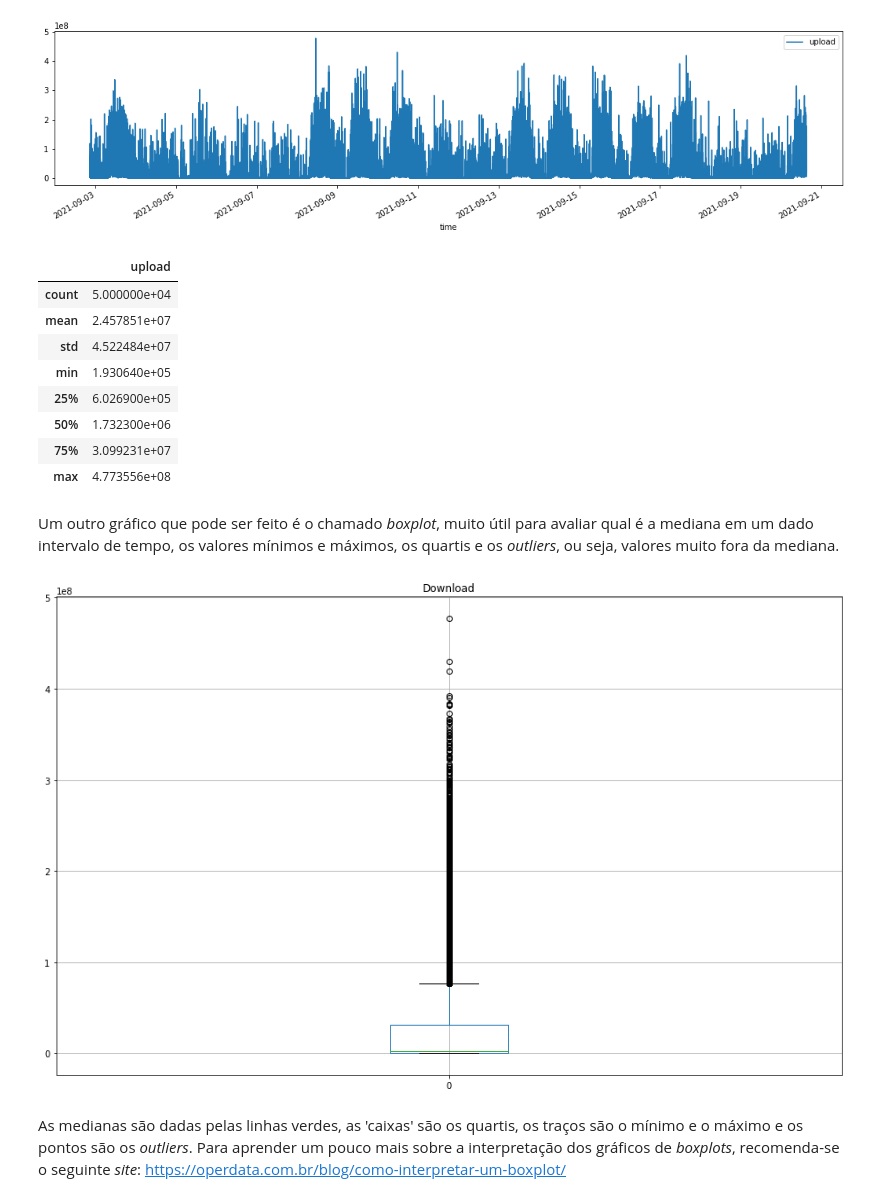
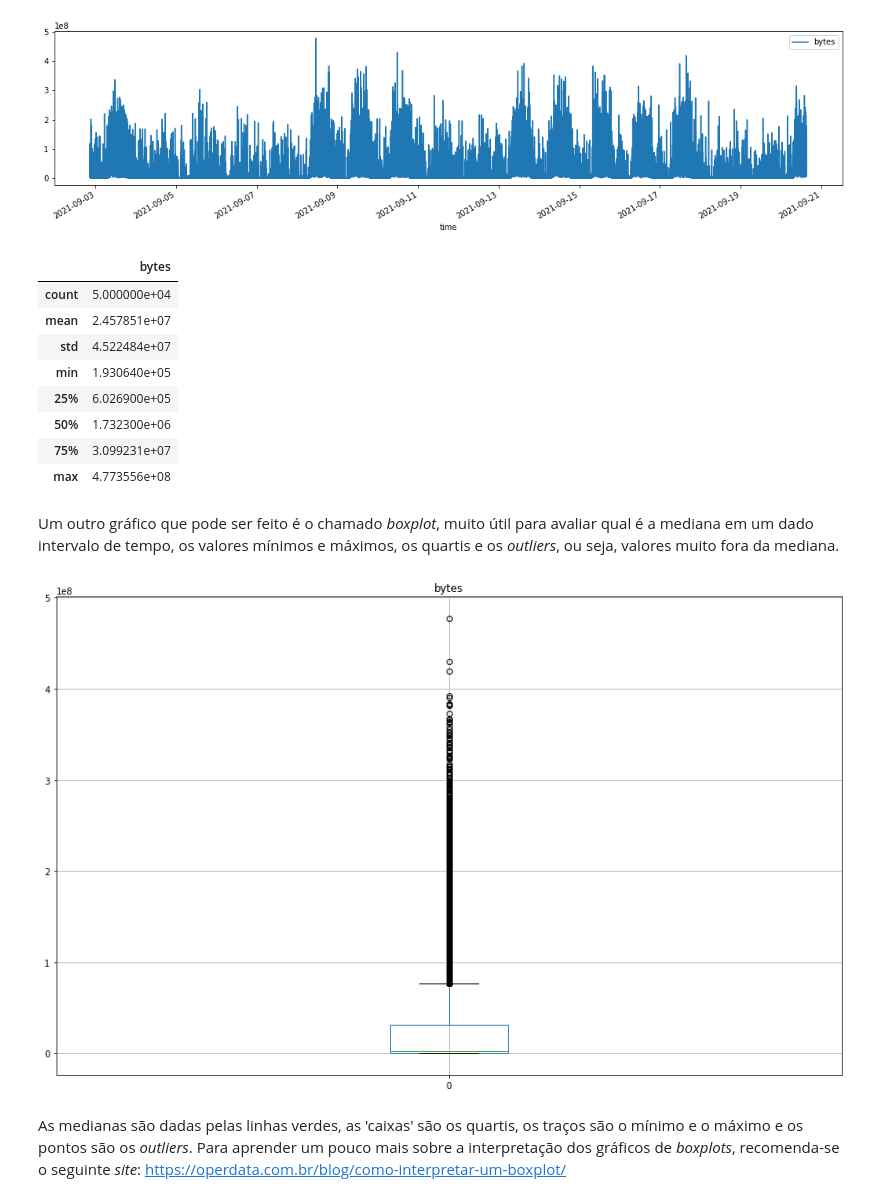
Before and after one commit to higor2100/TCC, a Jupyter notebook: Jupyter/PACS01 - Trafego In VDX PACS01_To_CORE02.ipynb, the cells around one changed output. Saved outputs shown, nothing was run; the diff lists cells and outputs as text; code cells hidden in the pictures.

```diff
--- a/Jupyter/PACS01 - Trafego In VDX PACS01_To_CORE02.ipynb
+++ b/Jupyter/PACS01 - Trafego In VDX PACS01_To_CORE02.ipynb
@@ -29,6 +29,6 @@ Vamos ler o arquivo `upload.csv`, que contém os valores de uploads feitos via c
 import pandas as pd
 from matplotlib import pyplot as plt
 pd.set_option('display.max_rows', 3100)
-upload = pd.read_csv('./Arquivo CSV/PACS01 - Trafego In VDX PACS01_To_CORE02.csv', sep=',')
-upload.head(20)
+bytes = pd.read_csv('./Arquivo CSV/PACS01 - Trafego In VDX PACS01_To_CORE02.csv', sep=',')
+bytes.head(20)
 # %% [output]
@@ -60,6 +60,6 @@ def conversor(strdate):
     objdate = datetime.datetime.strptime(strdate,'%Y-%m-%d %H:%M:%S')
     return objdate
 # 'time' column converted to object datetime
-upload['time'] = upload['time'].map(lambda value: conversor(value))
+bytes['time'] = bytes['time'].map(lambda value: conversor(value))
 # 'time' is defined as a index
-upload = upload.set_index('time')
+bytes = bytes.set_index('time')
@@ -72,9 +70,9 @@ upload.plot(figsize=(18,4))
 <AxesSubplot:xlabel='time'>
 [figure]
 # %%
-upload.describe()
+bytes.describe()
 # %% [output]
-|  | upload |
+|  | bytes |
 | count | 5.000000e+04 |
 | mean | 2.457851e+07 |
 | std | 4.522484e+07 |
@@ -88,18 +86,18 @@ Um outro gráfico que pode ser feito é o chamado *boxplot*, muito útil para av
 # %%
 from pandas import Grouper
 from pandas import concat
 from pandas import DataFrame
 # Grouper(freq='M') groups the data by month.
-y = upload.groupby(Grouper(freq='M'))
+y = bytes.groupby(Grouper(freq='M'))
 months = concat([DataFrame(x[1].values) for x in y], axis=1)
 months = DataFrame(months)
 # This number (13) could be represent the quantity of months.
 #months.columns = range(14)
 months.boxplot(figsize=(16,10))
-plt.title("Download")
+plt.title("bytes")
 plt.show()
 # %% [output]
-[figure, old version]
+[figure, new version]
 # %% [markdown]
 As medianas são dadas pelas linhas verdes, as 'caixas' são os quartis, os traços são o mínimo e o máximo e os pontos são os *outliers*. Para aprender um pouco mais sobre a interpretação dos gráficos de *boxplots*, recomenda-se o seguinte *site*: https://operdata.com.br/blog/como-interpretar-um-boxplot/
 # %% [markdown]
```
Also changed, not shown: parts of 22 cells of this notebook, 11 other files.
